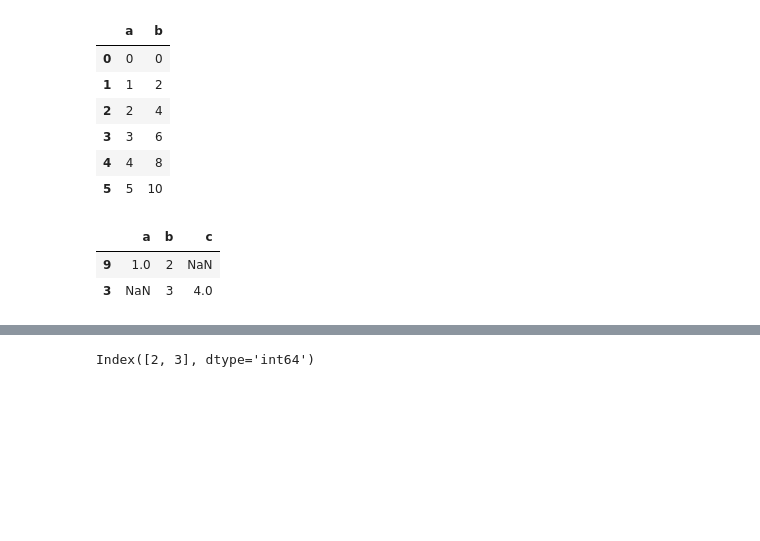
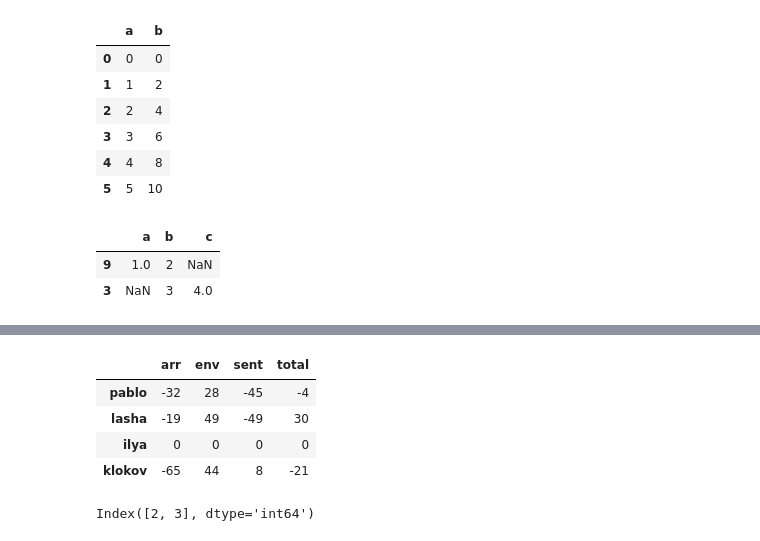
Before and after one commit to PabloDuranL/Aplicaciones, a Jupyter notebook: Pandapractica.ipynb, the cells around one changed output, grey strips where cells are left out. Drawn from its saved outputs; the diff is of its cells as text; code cells hidden in the pictures; blank space fills up the shorter version.

```diff
--- a/Pandapractica.ipynb
+++ b/Pandapractica.ipynb
@@ -138,3 +145,11 @@ resultados=pd.DataFrame(x,columns=['arr','env','sent'], index=['pablo','lasha','
+# %%
+resultados - resultados.loc['ilya']
+# %% [output]
+|  | arr | env | sent | total |
+| pablo | -32 | 28 | -45 | -4 |
+| lasha | -19 | 49 | -49 | 30 |
+| ilya | 0 | 0 | 0 | 0 |
+| klokov | -65 | 44 | 8 | -21 |
 # %%
 ind = pd.Index([2,3])
 ind
```
Also changed, not shown: parts of 14 cells of this notebook.
